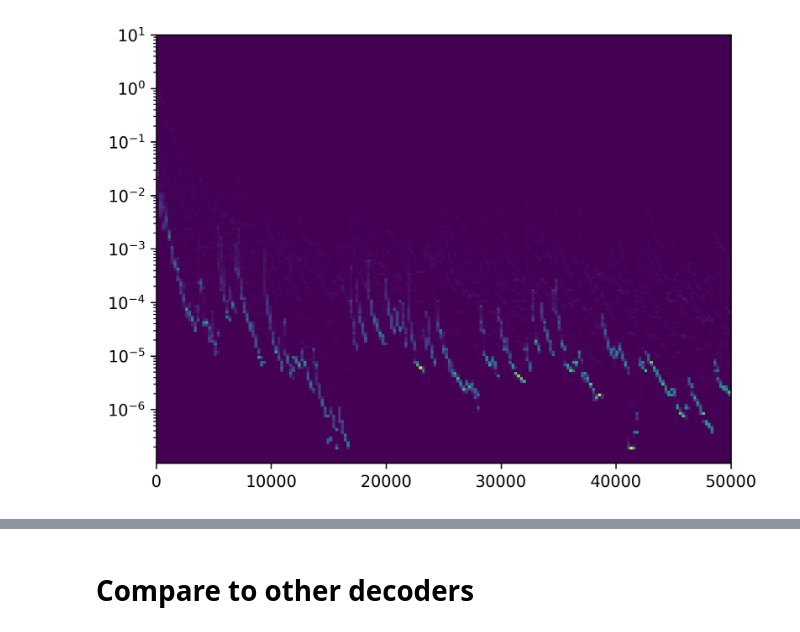
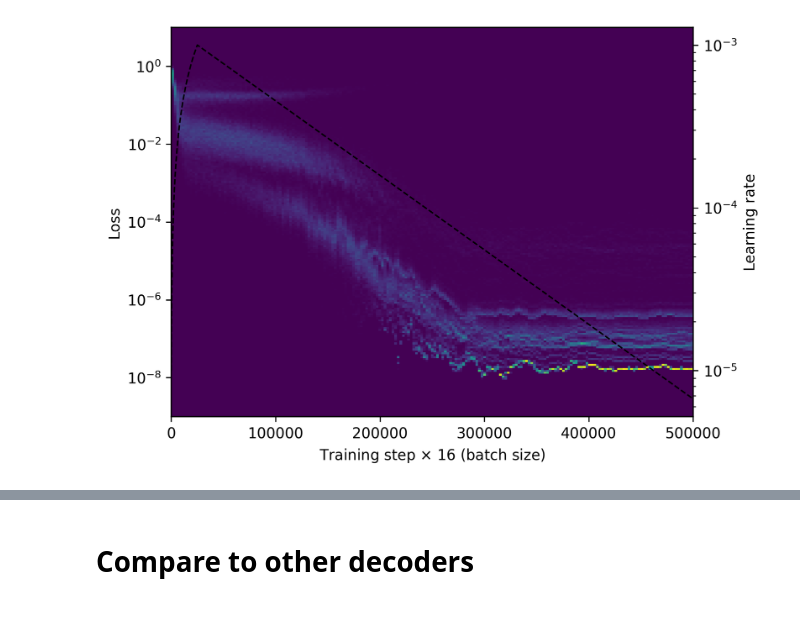
Before and after one commit to JuliusRye/QEC, a Jupyter notebook: Modules/neural_network_decoder.ipynb, the cells around one changed output, grey strips where cells are left out. Drawn from its saved outputs; the diff is of its cells as text; code cells hidden in the pictures.

```diff
--- a/Modules/neural_network_decoder.ipynb
+++ b/Modules/neural_network_decoder.ipynb
@@ -148,26 +201,26 @@ def train(
 
     return vals
 # %%
-learning_rate = optax.exponential_decay(
-    LEARNING_RATE,
-    TRANSITION_STEP,
-    DECAY_RATE
+code = SurfaceCode(L=CODE_DISTANCE)
+parity_info = code.deformation_parity_info(CODE_DEFORMATION)
+
+model = CNNDual(
+    input_shape_1 = (1, CODE_DISTANCE+1, CODE_DISTANCE+1),
+    input_shape_2 = (6, CODE_DISTANCE, CODE_DISTANCE),
+    conv_layers_input_1 = CONV_LAYERS_INPUT_1,
+    conv_layers_input_2 = CONV_LAYERS_INPUT_2,
+    conv_layers_stage_2 = CONV_LAYERS_STAGE_2,
+    fc_layers = FC_LAYERS
 )
-optimizer = optax.adam(learning_rate)
-
-code = surface_code(L=CODE_DISTANCE)
-parity_info = code.deformation_parity_info(CODE_DEFORMATION)
-model = CNN(
-    input_shape=(1, CODE_DISTANCE+1, CODE_DISTANCE+1),
-    conv_layers=CONV_LAYERS,
-    fc_layers=FC_LAYERS
-)
+for name, layer_sizes in model.layer_sizes.items():
+    print(name, layer_sizes)
 
 vals = train(
     random_seed=SEED,
     code=code,
     parity_info=parity_info,
     probabilities=ERROR_PROBS,
+    prob_scaling_fun=scaling,
     optimizer=optimizer,
     model=model
 )
@@ -201,19 +252,28 @@ print(f"{int(training_time/60/60):5d}h {int(training_time/60%60):02d}m {int(trai
 # %%
 y_max = jnp.ceil(jnp.log10(losses).max()).astype(jnp.int32)
 y_min = jnp.floor(jnp.log10(losses).min()).astype(jnp.int32)
+step = jnp.arange(losses.shape[0])
 plt.figure(dpi=300)
 plt.hist2d(
-    x=jnp.arange(losses.shape[0]),
+    x=step,
     y=losses,
     bins=[
         jnp.linspace(0, losses.shape[0], 200),
         jnp.logspace(y_min, y_max, (y_max-y_min)*20+1)
     ],
     # norm=LogNorm(),
 )
-# plt.plot(jnp.arange(losses.shape[0]), losses, ',', alpha=.5)
+# plt.plot(step, losses, ',', alpha=.5)
+plt.yscale('log')
+plt.ylabel("Loss")
+plt.xlabel(f"Training step $\\times$ {BATCH_SIZE} (batch size)")
+
+plt.twinx()
+plt.plot(step, learning_rate(step), '--k', lw=1)
+plt.yscale('log')
+plt.ylabel("Learning rate")
+
 plt.xlim(0, losses.shape[0])
-plt.yscale('log')
 plt.show()
 # %% [output]
-[figure, old version]
+[figure, new version]
```
Also changed, not shown: parts of 14 cells of this notebook, 36 other files.
